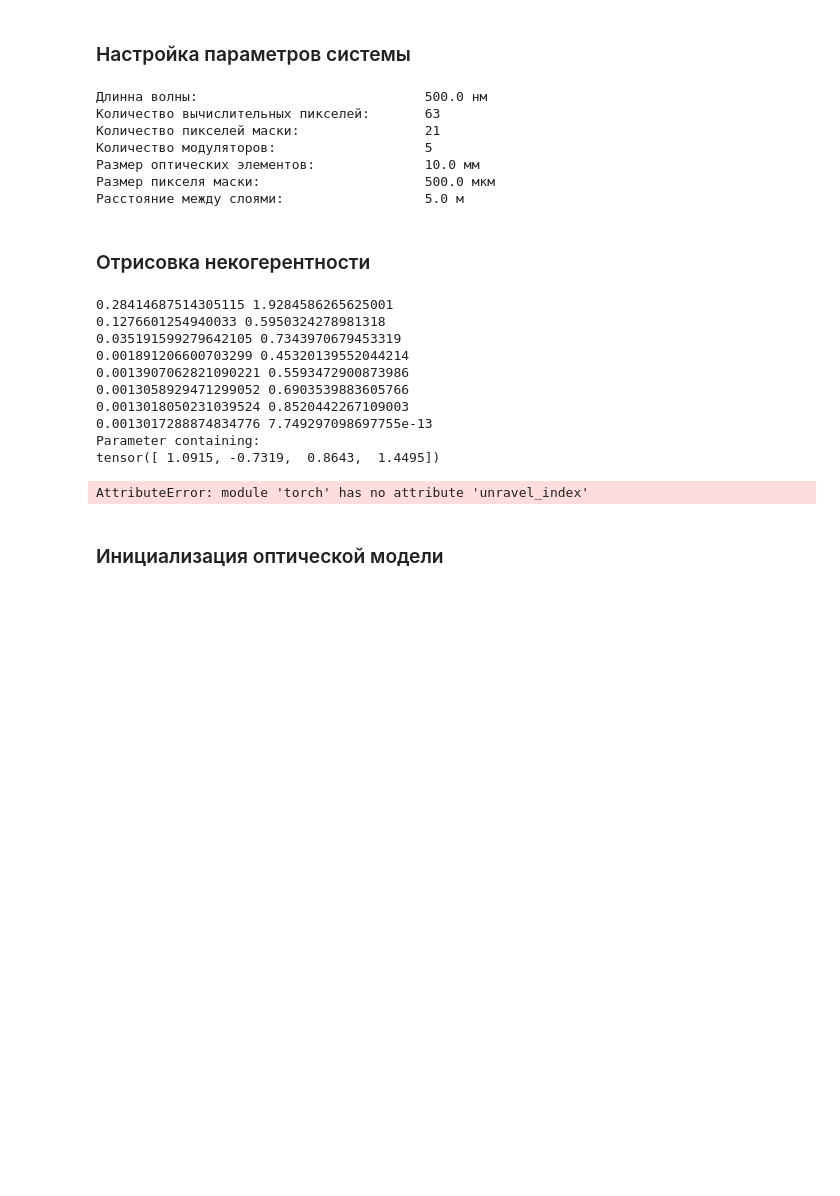
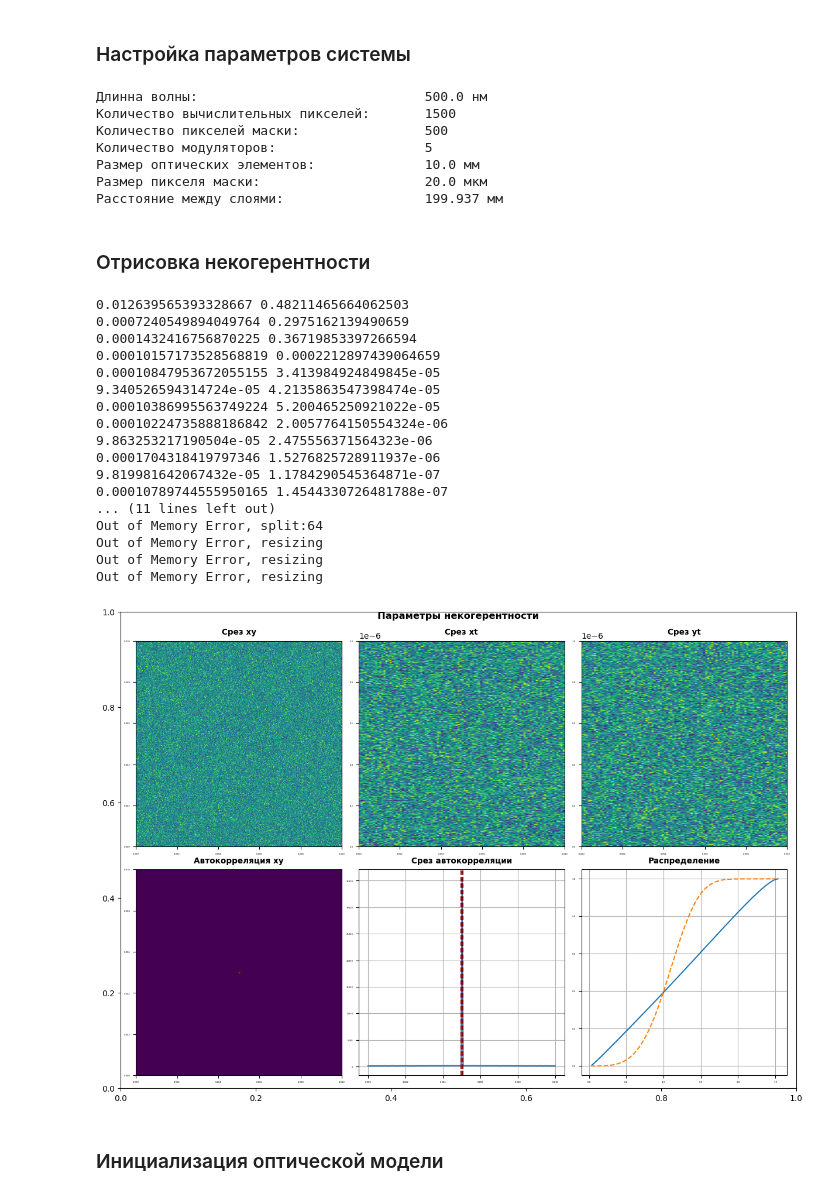
Before and after one commit to Belashov641618/OpticalEncoder, a Jupyter notebook: notebooks/ID2NN Training.ipynb, the cells around one changed output. Cells and saved outputs as stored; diff of their text form; code cells hidden in the pictures; blank space fills up the shorter version.

```diff
--- a/notebooks/ID2NN Training.ipynb
+++ b/notebooks/ID2NN Training.ipynb
@@ -48,7 +48,7 @@ import torch
 spatial_coherence = 50.0E-6
 time_coherence = 10.0E-9
 time_relaxation = 1.0E-6
-mean_samples = 10 #100
+mean_samples = 100
 
 print(f"Временная когерентность:        {engineering(time_coherence, 'с')}")
 print(f"Время релаксации:               {engineering(time_relaxation, 'c')}")
@@ -66,7 +66,7 @@ print(f"Пространственная когерентность: {engineerin
 # %%
 length = 10.0E-3
 wavelength = 500E-9
-mask_unit_length = 5.0E-4 #20.0E-6
+mask_unit_length = 20.0E-6
 masks_amount = 5
 cppp = 3
 
@@ -83,30 +83,38 @@ print(f"Размер пикселя маски:                     {engineering
 print(f"Расстояние между слоями:                  {engineering(distance, 'м')}")
 # %% [output]
 Длинна волны:                             500.0 нм
-Количество вычислительных пикселей:       63
-Количество пикселей маски:                21
+Количество вычислительных пикселей:       1500
+Количество пикселей маски:                500
 Количество модуляторов:                   5
 Размер оптических элементов:              10.0 мм
-Размер пикселя маски:                     500.0 мкм
-Расстояние между слоями:                  5.0 м
+Размер пикселя маски:                     20.0 мкм
+Расстояние между слоями:                  199.937 мм
 # %% [markdown]
 ### Отрисовка некогерентности
 # %%
 incoherent = Incoherent(spatial_coherence, time_coherence, time_relaxation, mean_samples, N, length)
+incoherent = incoherent.to(torch.device('cuda' if torch.cuda.is_available() else 'cpu'))
 incoherent.delayed.launch()
 incoherent.show()
 # %% [output]
-0.28414687514305115 1.9284586265625001
-0.1276601254940033 0.5950324278981318
-0.035191599279642105 0.7343970679453319
-0.001891206600703299 0.45320139552044214
-0.0013907062821090221 0.5593472900873986
-0.0013058929471299052 0.6903539883605766
-0.0013018050231039524 0.8520442267109003
-0.0013017288874834776 7.749297098697755e-13
-Parameter containing:
-tensor([ 1.0915, -0.7319,  0.8643,  1.4495])
+0.012639565393328667 0.48211465664062503
+0.0007240549894049764 0.2975162139490659
+0.0001432416756870225 0.36719853397266594
+0.00010157173528568819 0.0002212897439064659
+0.00010847953672055155 3.413984924849845e-05
+9.340526594314724e-05 4.2135863547398474e-05
+0.00010386995563749224 5.200465250921022e-05
+0.00010224735888186842 2.0057764150554324e-06
+9.863253217190504e-05 2.475556371564323e-06
+0.0001704318419797346 1.5276825728911937e-06
+9.819981642067432e-05 1.1784290545364871e-07
+0.00010789744555950165 1.4544330726481788e-07
+... (11 lines left out)
+Out of Memory Error, split:64
+Out of Memory Error, resizing
+Out of Memory Error, resizing
+Out of Memory Error, resizing
-AttributeError: module 'torch' has no attribute 'unravel_index'
+[figure, added]
 # %% [markdown]
 ### Инициализация оптической модели
 # %%
```
Also changed, not shown: parts of 2 cells of this notebook.
